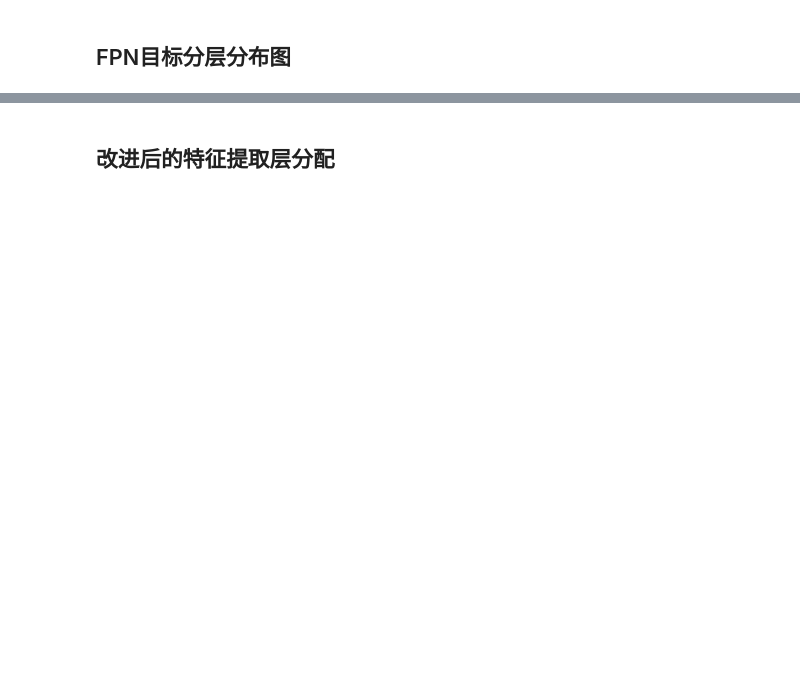
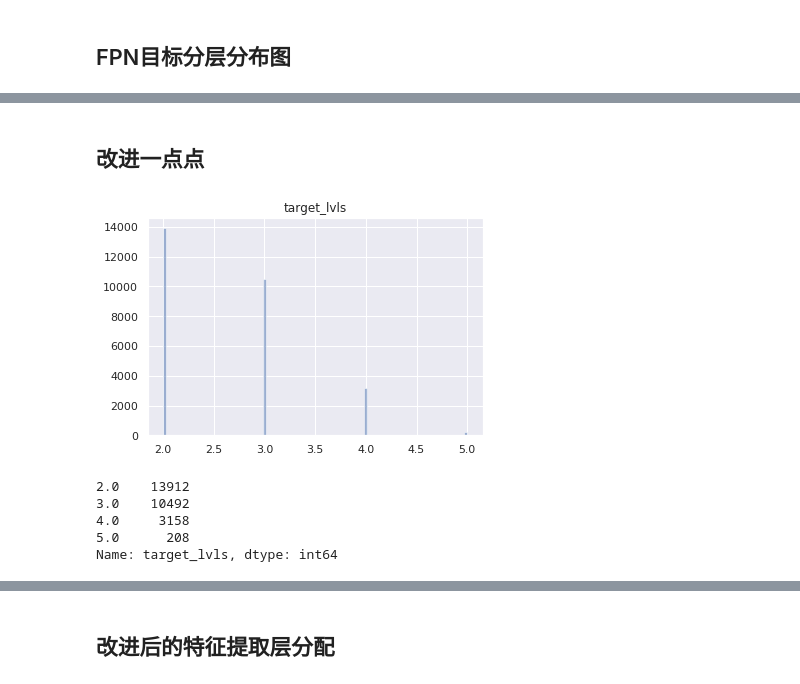
Before and after one commit to xingkongliang/shanshanzhang-citypersons, a Jupyter notebook: analyze_citypersons/analyze_coco_citypersons_dataset.ipynb, the cells around one changed output, grey strips where cells are left out. Saved outputs shown, nothing was run; the diff lists cells and outputs as text; code cells hidden in the pictures; blank space fills up the shorter version.

```diff
--- a/analyze_citypersons/analyze_coco_citypersons_dataset.ipynb
+++ b/analyze_citypersons/analyze_coco_citypersons_dataset.ipynb
@@ -287,2 +287,19 @@ df2.value_counts()
 5.0       30
 Name: target_lvls, dtype: int64
+# %% [markdown]
+## 改进一点点
+# %%
+def map_rois_to_fpn_levels3(areas, k_min=2, k_max=5):
+    """Determine which FPN level each RoI in a set of RoIs should map to based
+    on the heuristic in the FPN paper.
+    """
+    # Compute level ids
+    s = np.sqrt(areas)
+    s0 = 112 # default: 224
+    lvl0 = 4  # default: 4
+
+    # Eqn.(1) in FPN paper
+    target_lvls = np.floor(lvl0 + np.log(s / s0 + 1e-6))
+    # target_lvls = np.floor(lvl0 + np.log(s / s0 + 1e-6)/np.log(2))
+    target_lvls = np.clip(target_lvls, k_min, k_max)
+    return target_lvls
@@ -288,0 +310,14 @@ Name: target_lvls, dtype: int64
+# %%
+dic_area3 = dict()
+dic_area3['target_lvls'] = target_lvls3
+df_target_lvls3 = pd.DataFrame(dic_area3)
+df_target_lvls3.hist(color='b', alpha=0.5, bins=100)
+plt.show()
+df_target_lvls3['target_lvls'].value_counts()
+# %% [output]
+[figure, added]
+2.0    13912
+3.0    10492
+4.0     3158
+5.0      208
+Name: target_lvls, dtype: int64
```
Also changed, not shown: parts of 18 cells of this notebook, 8 other files.
